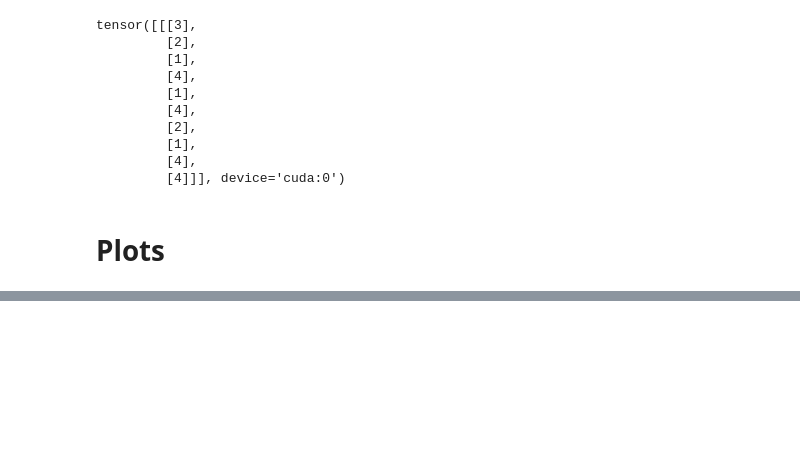
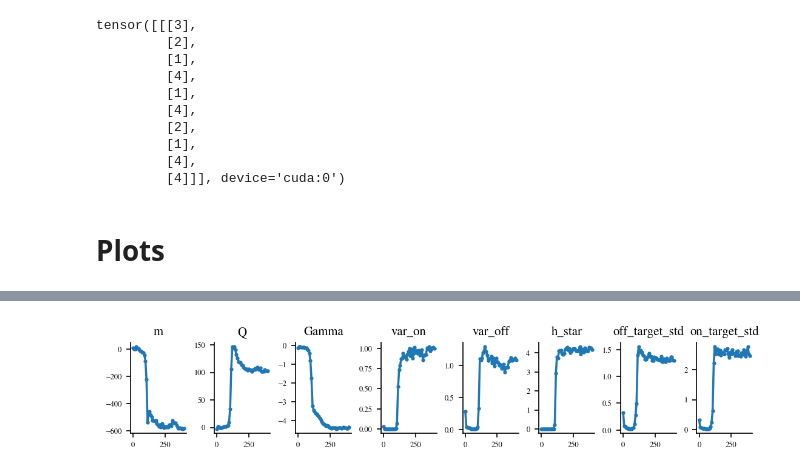
Before and after one commit to CristopherErazo/InContextLearning, a Jupyter notebook: notebooks/26-07-13-on_off-logits.ipynb, the cells around one changed output, grey strips where cells are left out. Saved outputs shown, nothing was run; the diff lists cells and outputs as text; code cells hidden in the pictures; blank space fills up the shorter version.

```diff
--- a/notebooks/26-07-13-on_off-logits.ipynb
+++ b/notebooks/26-07-13-on_off-logits.ipynb
@@ -190,0 +182,81 @@ np.max(logits_to_plot[-1].reshape(logits_to_plot[-1].shape[0], -1), axis=1)
+# %%
+# Plot for order parameters:
+
+params = ['m','Q','Gamma','var_on','var_off','h_star','off_target_std','on_target_std']
+fig , axes = create_fig(nrows=1,ncols=len(params),size='double',h=0.2)
+for i, param in enumerate(params):
+    x = data[param]
+    if 'var' in param:
+        x = np.sqrt(data[param])
+
+    axes[i].plot(data['step'],x,marker='.',markersize=4)
+    axes[i].set_title(param)
+    # axes[i].set_xlim(0,50)
+
+
+
+plt.show()
+plt.plot(data['step'],data['off_target_std'])
+plt.plot(data['step'],data['on_target_std'])
+plt.plot(data['step'],np.sqrt(data['var_off'] + data['var_on']))
+plt.plot()
+
+config = {
+    'loss' : {'title': 'Loss'},
+    'top1_accuracy' : {'title': 'Top-1 Acc.'},
+    'on_target_mean' : {'title': r'On-Target $h^*$'},
+    'off_target_mean' : {'title': r'Off-Target $h$'},
+}
+titles = ["Loss", "Top-1 Acc.", "On-Target Logits", "Off-Target Logits"]
+
+# First plot for metrics
+fig , axes = create_fig(nrows=2,ncols=2)
+
+axes = axes.flatten()
+
+for i , k  in enumerate(config.keys()):
+    axes[i].plot(data['step'],data[k])
+    axes[i].set_title(config[k]['title'])
+    if i == 0 :
+        axes[i].axhline(np.log(V), color='r', linestyle='--', alpha=0.5, label='Random Guess')
+        axes[i].axhline((1-rho)*np.log(V), color='b', linestyle='--', alpha=0.5, label='Random Guess')
+        axes[i].plot(data['step'],data['L_eff'],linestyle='-',color='orange',label=r'$L_{eff}$')
+
+    if i == 2:
+
+        axes[i].plot(data['step'],data['h_star'],linestyle='--',color='green',label=r'$h^*$')
+        # axes[i].plot(data['step'],data['on_target_emp'],linestyle='--',color='k',label=r'$h^*$')
+
+    if i > 1:
+        k_std = k.replace('mean','std')
+        axes[i].set_xlabel("Step")
+        axes[i].fill_between(data['step'],data[k]-data[k_std],data[k]+data[k_std],alpha=0.2)
+    for step in steps_to_plot:
+        axes[i].axvline(x=step, color='r', linestyle='--', alpha=0.5)
+
+# Second Plot for Logits
+i_batch = i_batch_list[0]
+fig , axes = create_fig(ncols=len(logits_to_plot),nrows=2,size='double',h=0.5,sharex=False)
+
+for i, logits in enumerate(logits_to_plot):
+    log = logits[i_batch][2:]
+    on_mask, off_mask, all_mask = on_off_masks(logits.shape,batch)
+    on_logits = logits[on_mask]
+    off_logits = logits[off_mask]
+    all_logits = logits[all_mask]
+
+    im = axes[0,i].imshow(log,cmap='Greens',vmin=-10,vmax=10)
+    plot_mask_squares(axes[0,i],on_mask[i_batch][2:],lw=0.5,color='red',alpha=1.0)
+    # cbar = fig.colorbar(im, ax=axes[0,i],fraction=0.02, pad=0.04)
+    # Plot the logits
+    axes[0,i].set_title(f"Step {steps_to_plot[i]}")
+
+    # Plot the distributions
+
+
+    for x,c in zip([on_logits,off_logits],['red','blue']):
+        axes[1,i].hist(x,range=(-10,20),bins=50,alpha=0.5,label='All',color=c,density=True,histtype='barstacked',rwidth=1,edgecolor='black')
+    # axes[1,i].hist(off_logits,bins=20,alpha=0.5,label='All',color='blue',density=True,histtype='barstacked',rwidth=1,edgecolor='black')
+    # axes[1,i].set_yscale('log')
+# %% [output]
+[figure, added]
```
Also changed, not shown: parts of 6 cells of this notebook, 9 other files.
